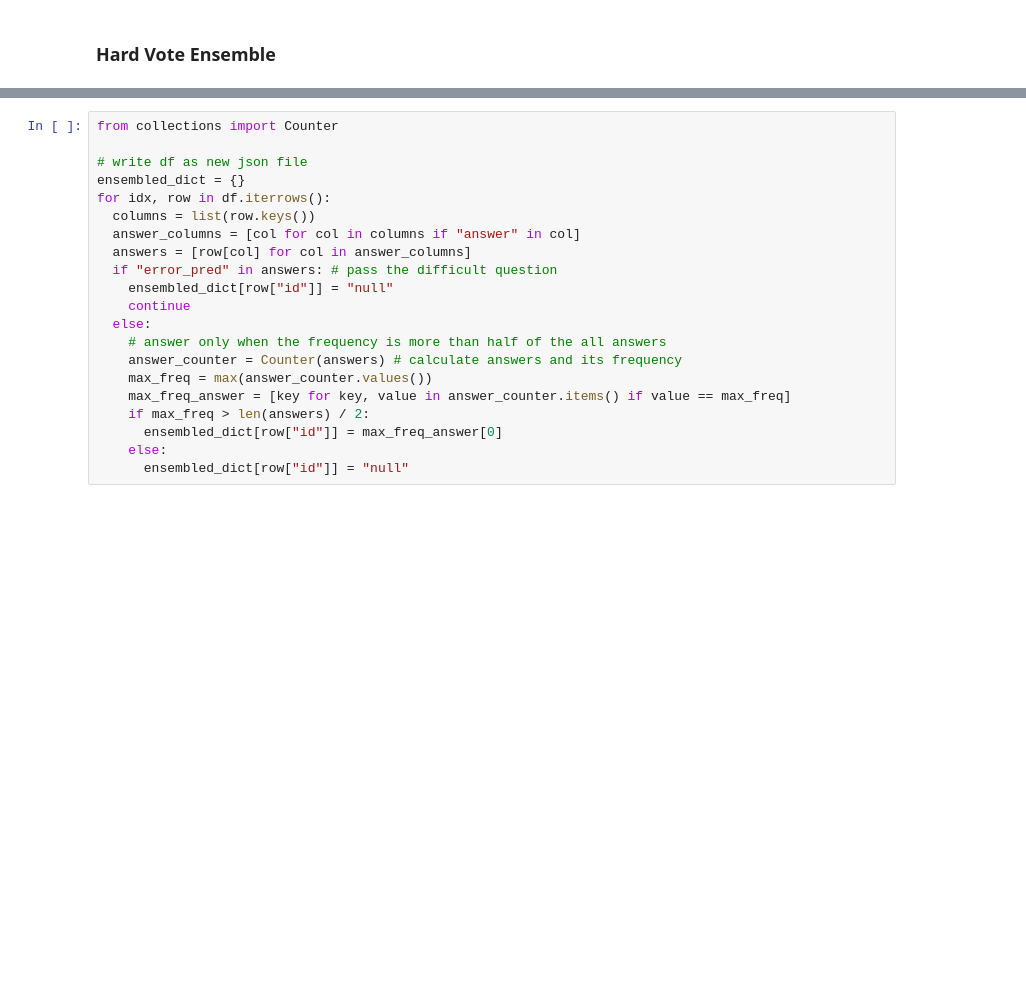
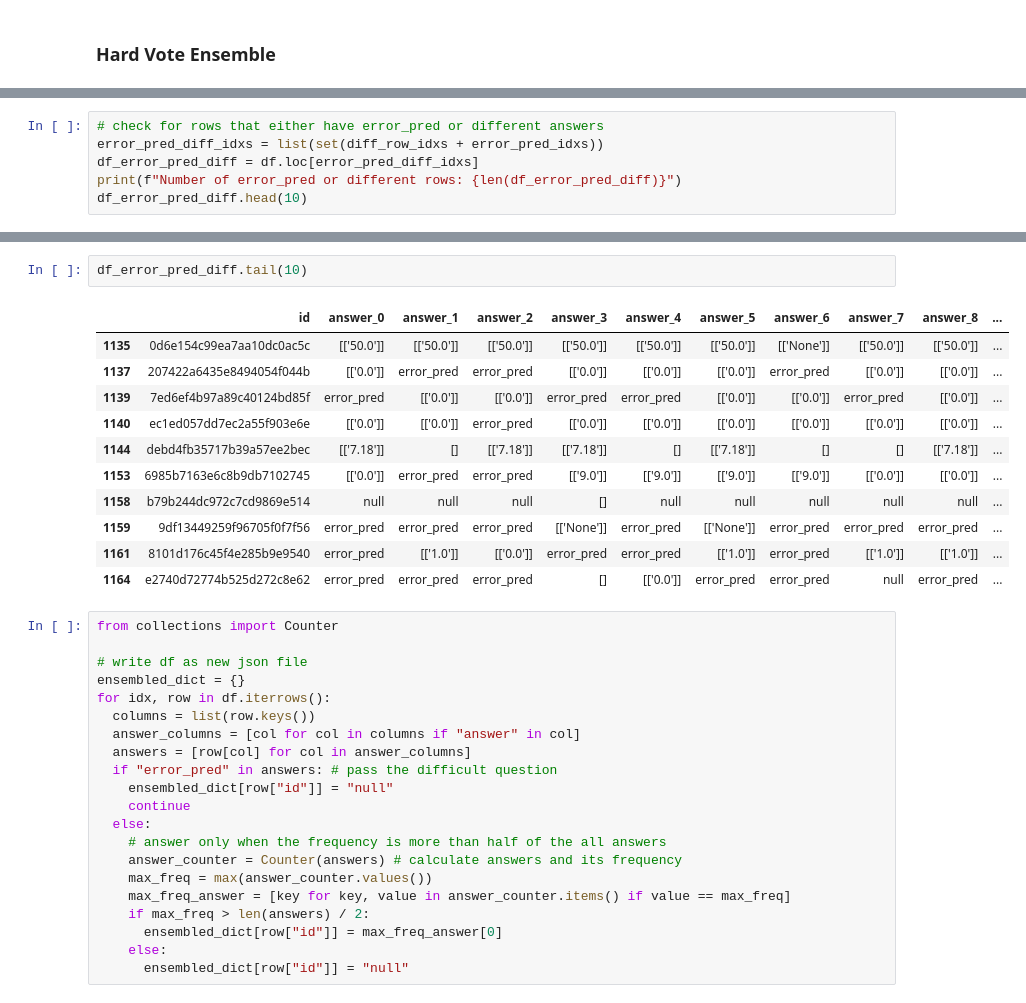
Before and after one commit to snoop2head/EHRSQL, a Jupyter notebook: ensemble.ipynb, the cells around one changed output, grey strips where cells are left out. Drawn from its saved outputs; the diff is of its cells as text; blank space fills up the shorter version.

```diff
--- a/ensemble.ipynb
+++ b/ensemble.ipynb
@@ -116,0 +119,6 @@ Number of error_pred rows: 305
+# %%
+# check for rows that either have error_pred or different answers
+error_pred_diff_idxs = list(set(diff_row_idxs + error_pred_idxs))
+df_error_pred_diff = df.loc[error_pred_diff_idxs]
+print(f"Number of error_pred or different rows: {len(df_error_pred_diff)}")
+df_error_pred_diff.head(10)
@@ -117,3 +138,17 @@ Number of error_pred rows: 305
+# %%
+df_error_pred_diff.tail(10)
+# %% [output]
+|  | id | answer_0 | answer_1 | answer_2 | answer_3 | answer_4 | answer_5 | answer_6 | answer_7 | answer_8 | ... |
+| 1135 | 0d6e154c99ea7aa10dc0ac5c | [['50.0']] | [['50.0']] | [['50.0']] | [['50.0']] | [['50.0']] | [['50.0']] | [['None']] | [['50.0']] | [['50.0']] | ... |
+| 1137 | 207422a6435e8494054f044b | [['0.0']] | error_pred | error_pred | [['0.0']] | [['0.0']] | [['0.0']] | error_pred | [['0.0']] | [['0.0']] | ... |
+| 1139 | 7ed6ef4b97a89c40124bd85f | error_pred | [['0.0']] | [['0.0']] | error_pred | error_pred | [['0.0']] | [['0.0']] | error_pred | [['0.0']] | ... |
+| 1140 | ec1ed057dd7ec2a55f903e6e | [['0.0']] | [['0.0']] | error_pred | [['0.0']] | [['0.0']] | [['0.0']] | [['0.0']] | [['0.0']] | [['0.0']] | ... |
+| 1144 | debd4fb35717b39a57ee2bec | [['7.18']] | [] | [['7.18']] | [['7.18']] | [] | [['7.18']] | [] | [] | [['7.18']] | ... |
+| 1153 | 6985b7163e6c8b9db7102745 | [['0.0']] | error_pred | error_pred | [['9.0']] | [['9.0']] | [['9.0']] | [['9.0']] | [['0.0']] | [['0.0']] | ... |
+| 1158 | b79b244dc972c7cd9869e514 | null | null | null | [] | null | null | null | null | null | ... |
+| 1159 | 9df13449259f96705f0f7f56 | error_pred | error_pred | error_pred | [['None']] | error_pred | [['None']] | error_pred | error_pred | error_pred | ... |
+| 1161 | 8101d176c45f4e285b9e9540 | error_pred | [['1.0']] | [['0.0']] | error_pred | error_pred | [['1.0']] | error_pred | [['1.0']] | [['1.0']] | ... |
+| 1164 | e2740d72774b525d272c8e62 | error_pred | error_pred | error_pred | [] | [['0.0']] | error_pred | error_pred | null | error_pred | ... |
 # %%
 from collections import Counter
 
```
Also changed, not shown: parts of 7 cells of this notebook, 14 other files.
